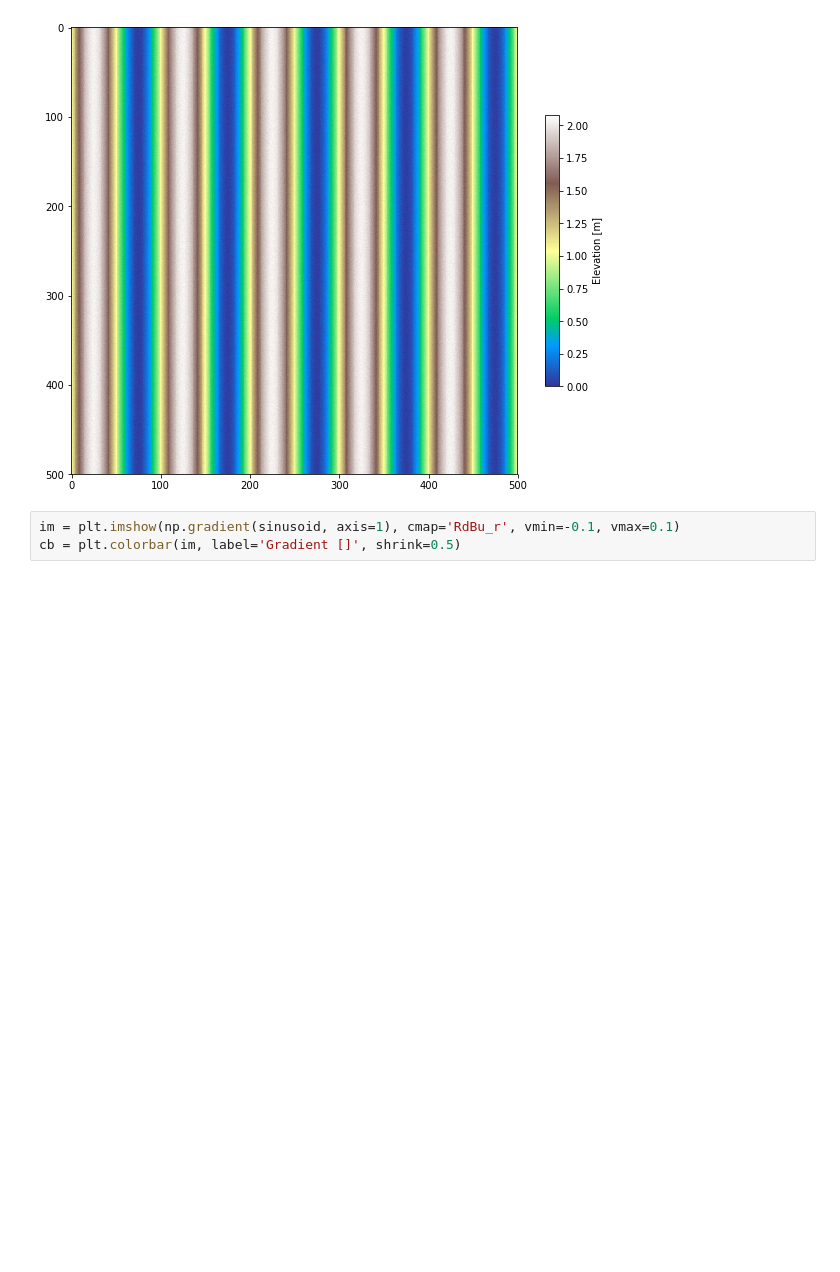
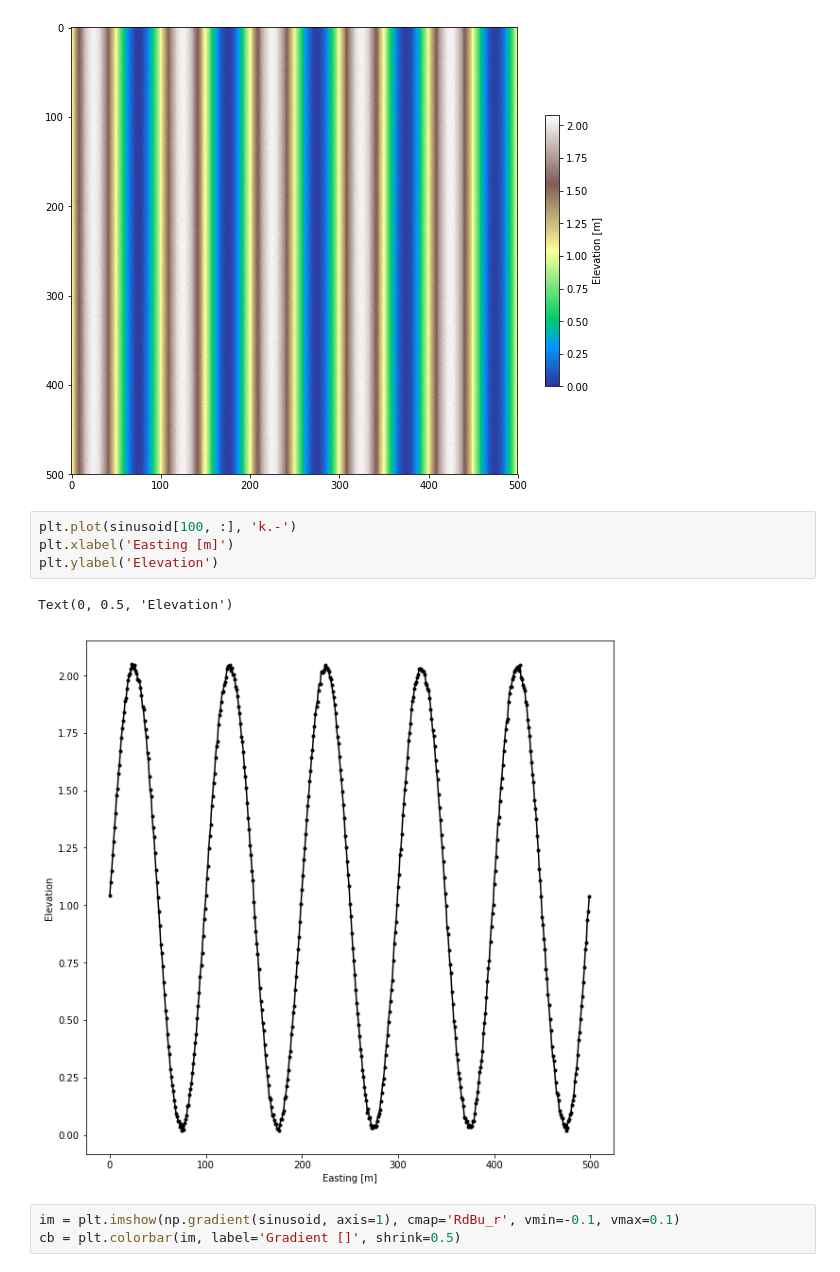
Before and after one commit to stgl/example-notebooks, a Jupyter notebook: multiscale-curvature-synthetics.ipynb, the cells around one changed output. Saved outputs shown, nothing was run; the diff lists cells and outputs as text; blank space fills up the shorter version.

```diff
--- a/multiscale-curvature-synthetics.ipynb
+++ b/multiscale-curvature-synthetics.ipynb
@@ -121,6 +126,13 @@ im = plt.imshow(sinusoid, cmap='terrain')
 cb = plt.colorbar(im, label='Elevation [m]', shrink=0.5)
 # %% [output]
 [figure]
+# %%
+plt.plot(sinusoid[100, :], 'k.-')
+plt.xlabel('Easting [m]')
+plt.ylabel('Elevation')
+# %% [output]
+Text(0, 0.5, 'Elevation')
+[figure, added]
 # %%
 im = plt.imshow(np.gradient(sinusoid, axis=1), cmap='RdBu_r', vmin=-0.1, vmax=0.1)
 cb = plt.colorbar(im, label='Gradient []', shrink=0.5)
```
Also changed, not shown: parts of 1 cell of this notebook.
